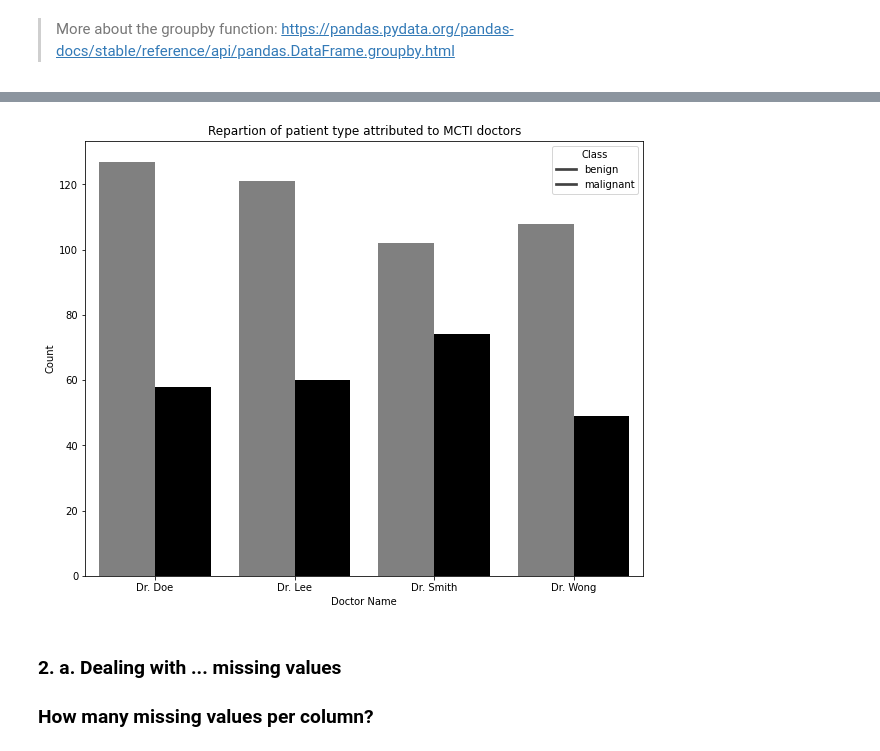
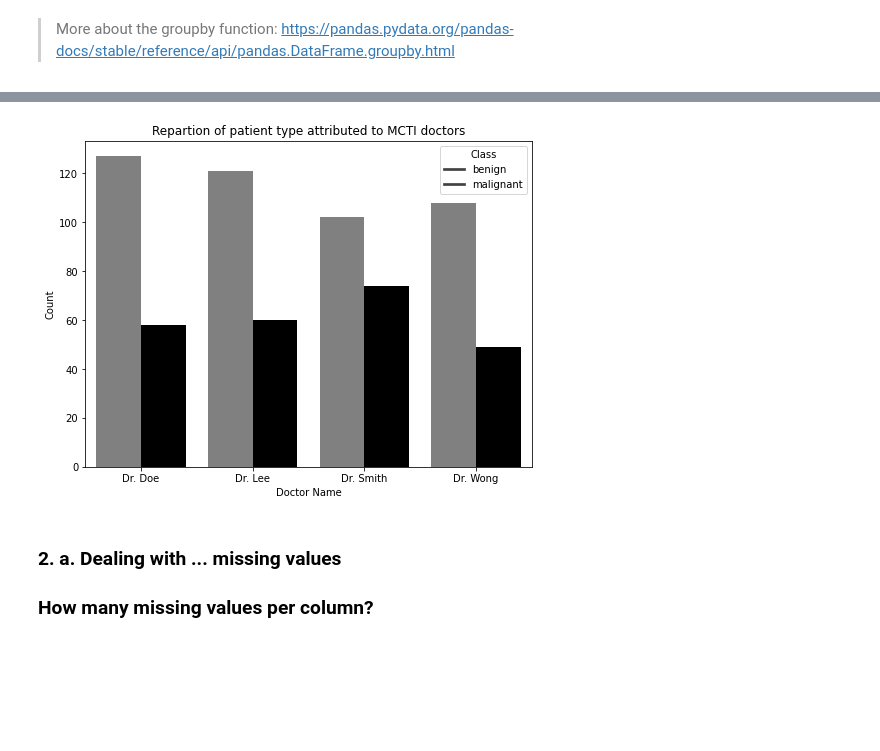
Before and after one commit to ladyson1806/pandas_data_wrangling, a Jupyter notebook: datatrek_2021/Data_Processing_Python.ipynb, the cells around one changed output, grey strips where cells are left out. Drawn from its saved outputs; the diff is of its cells as text; code cells hidden in the pictures; blank space fills up the shorter version.

```diff
--- a/datatrek_2021/Data_Processing_Python.ipynb
+++ b/datatrek_2021/Data_Processing_Python.ipynb
@@ -238,28 +235,26 @@ plt.show()
 # %%
 #### Question 3
-
 def get_table(breast_dataset, col1, col2):
     patient_type_per_doctor = pd.DataFrame({'count': breast_dataset.groupby(by=[col1, col2]).size()}).reset_index()
     return patient_type_per_doctor
-
 
 def display_barplot(table, title, width, height):
     fig = plt.figure(figsize=(width,height))
     sns.barplot(data=table, y='count', x='doctor_name', hue='class', palette=['gray', 'black'])
     plt.xlabel('Doctor Name')
     plt.ylabel('Count')
     plt.legend(title='Class', labels={'benign':'gray', 'malignant':'red'}, loc='best')
     plt.title(title)
     plt.show()
 
 #### Question 4
 def main(title, width, height):
     table = get_table(breast_dataset, 'doctor_name', 'class')
     display_barplot(table, title, width, height)
 
-main('Repartion of patient type attributed to MCTI doctors', 10, 8)
+main('Repartion of patient type attributed to MCTI doctors', 8, 6)
 # %% [output]
-[figure, old version]
+[figure, new version]
 # %% [markdown]
 
 ### 2. a. Dealing with ... missing values
```
Also changed, not shown: parts of 6 cells of this notebook.
